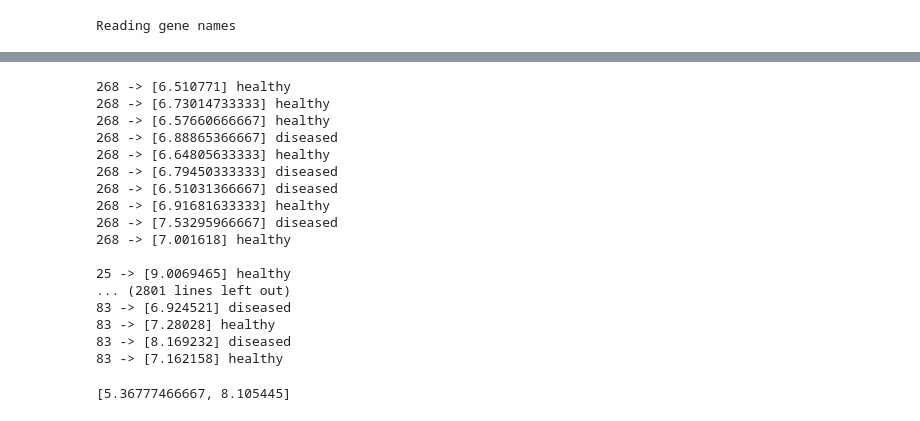
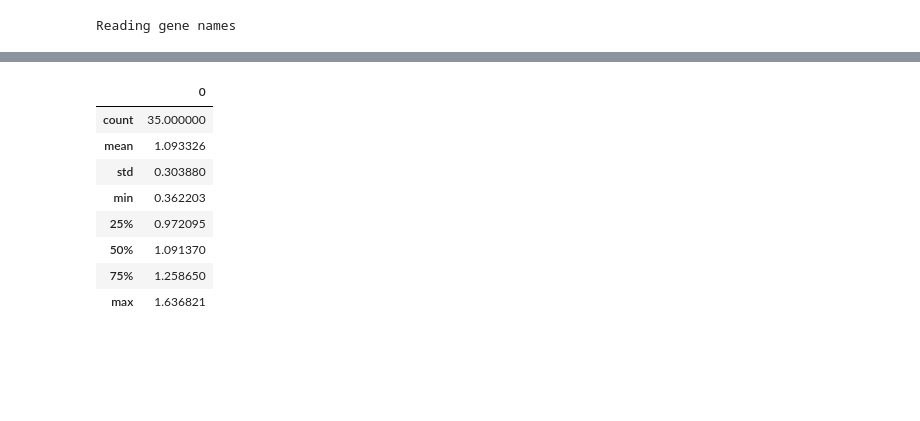
Before and after one commit to boldip/qf, a Jupyter notebook: src/work-caterinaStefano.ipynb, the cells around one changed output, grey strips where cells are left out. Drawn from its saved outputs; the diff is of its cells as text; code cells hidden in the pictures; blank space fills up the shorter version.

```diff
--- a/src/work-caterinaStefano.ipynb
+++ b/src/work-caterinaStefano.ipynb
@@ -228,4 +226,7 @@ genes
 # %%
+# Build node2columns, mapping each node of G to the list of genes corresponding to it
+# for which we know a value (in the genes dataframe), sorted
+#
 namedGenes = set(name2gene.values())
 columns = set(genes.columns.values.tolist()[2:])
 node2columns = {}
@@ -237,4 +238,4 @@ for node in G.nodes():
             if v == gene:
                 if k in columns:
                     s += [k]
-    node2columns[node]=s
+    node2columns[node]=sorted(s)
@@ -240,0 +265,13 @@ for node in G.nodes():
+# %%
+def sd(d, ks):
+    """
+        Given a map d whose values are floats or nan, and given a set of keys ks, returns the
+        standard deviation of the non-nan values of the nodes in ks, and the corresponding size.
+        Returns nan if all the values are nan, 0 if there is a single datapoint.
+    """
+    values = [d[k] for k in ks if not np.isnan(d[k])]
+    if len(values) == 0:
+        return (np.nan,0)
+    if len(values) == 1:
+        return (0,1)
+    return (statistics.stdev(values), len(values))
@@ -241,33 +329,12 @@ for node in G.nodes():
 # %%
-for klass in set(cc.values()):
-    for node in G.nodes():
-        if cc[node] == klass:
-            for patient in patients[:10]:
-                print(node,
-                      "->",
-                      genes.loc[genes["name"] == patient][node2columns[node]].values.flatten().tolist(),
-                      patient2class[patient]
-                     )
-    print()
+pd.DataFrame(diseased[61]).describe()
 # %% [output]
-268 -> [6.510771] healthy
-268 -> [6.73014733333] healthy
-268 -> [6.57660666667] healthy
-268 -> [6.88865366667] diseased
-268 -> [6.64805633333] healthy
-268 -> [6.79450333333] diseased
-268 -> [6.51031366667] diseased
-268 -> [6.91681633333] healthy
-268 -> [7.53295966667] diseased
-268 -> [7.001618] healthy
-
-25 -> [9.0069465] healthy
-... (2801 lines left out)
-83 -> [6.924521] diseased
-83 -> [7.28028] healthy
-83 -> [8.169232] diseased
-83 -> [7.162158] healthy
+|  | 0 |
+| count | 35.000000 |
+| mean | 1.093326 |
+| std | 0.303880 |
+| min | 0.362203 |
+| 25% | 0.972095 |
+| 50% | 1.091370 |
+| 75% | 1.258650 |
+| max | 1.636821 |
-# %%
-genes.loc[genes["name"] == "GSM1574423"][["AKT3", "ADA"]].values.flatten().tolist()
-# %% [output]
-[5.36777466667, 8.105445]
```
Also changed, not shown: parts of 29 cells of this notebook.
